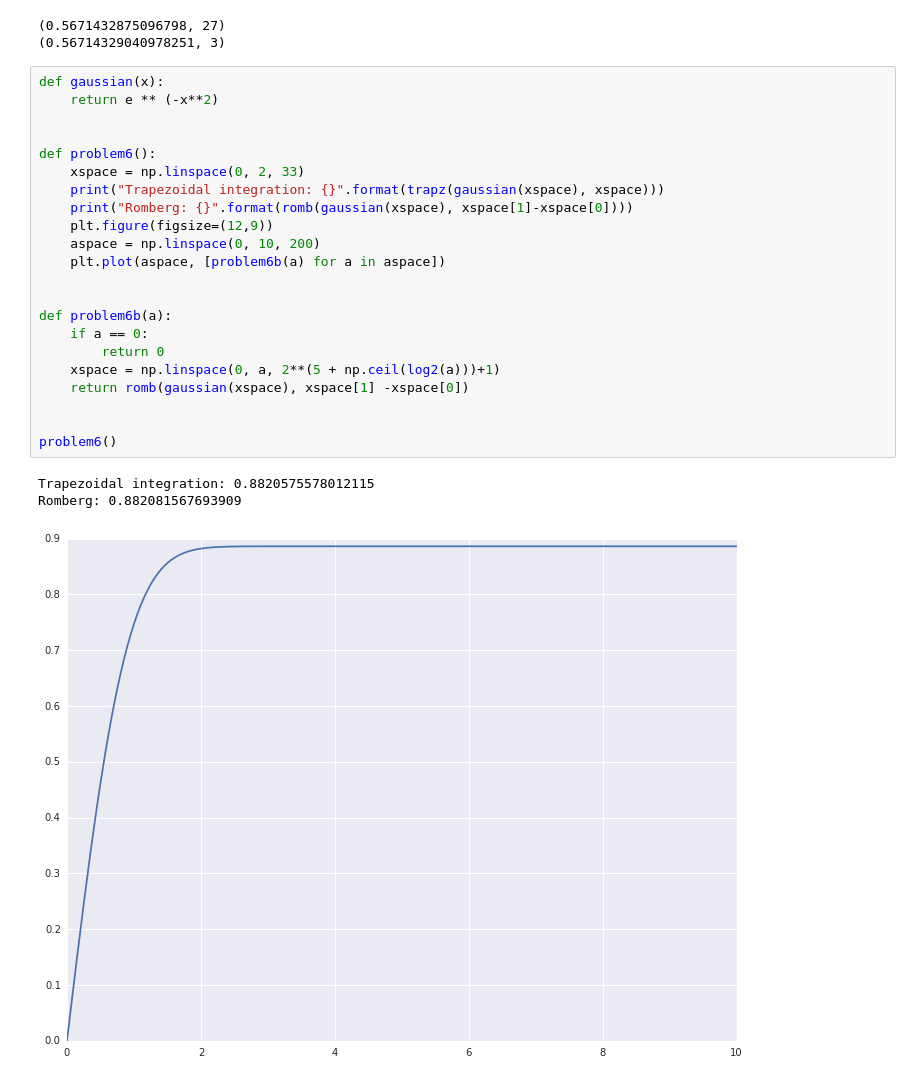
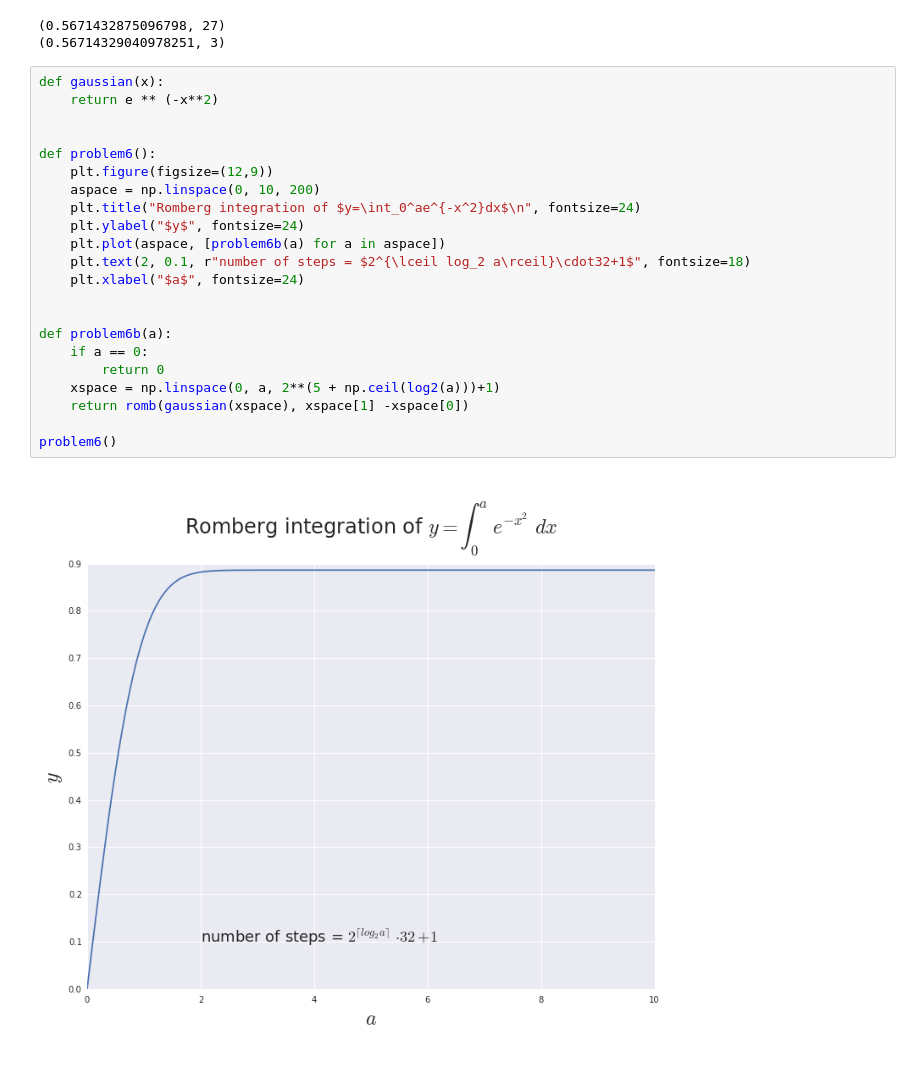
Before and after one commit to jdangerx/planetaryclimate, a Jupyter notebook: ch1.ipynb, the cells around one changed output. Drawn from its saved outputs; the diff is of its cells as text.

```diff
--- a/ch1.ipynb
+++ b/ch1.ipynb
@@ -206,29 +206,27 @@ problem5()
 # %%
 def gaussian(x):
     return e ** (-x**2)
 
 
 def problem6():
-    xspace = np.linspace(0, 2, 33)
-    print("Trapezoidal integration: {}".format(trapz(gaussian(xspace), xspace)))
-    print("Romberg: {}".format(romb(gaussian(xspace), xspace[1]-xspace[0])))
     plt.figure(figsize=(12,9))
     aspace = np.linspace(0, 10, 200)
+    plt.title("Romberg integration of $y=\int_0^ae^{-x^2}dx$\n", fontsize=24)
+    plt.ylabel("$y$", fontsize=24)
     plt.plot(aspace, [problem6b(a) for a in aspace])
+    plt.text(2, 0.1, r"number of steps = $2^{\lceil log_2 a\rceil}\cdot32+1$", fontsize=18)
+    plt.xlabel("$a$", fontsize=24)
 
 
 def problem6b(a):
     if a == 0:
         return 0
     xspace = np.linspace(0, a, 2**(5 + np.ceil(log2(a)))+1)
     return romb(gaussian(xspace), xspace[1] -xspace[0])
 
-
 problem6()
 # %% [output]
-Trapezoidal integration: 0.8820575578012115
-Romberg: 0.882081567693909
-[figure, old version]
+[figure, new version]
 # %%
 def diff(a):
     return (lambda y, t: a*y*(1-y))
```
Also changed, not shown: parts of 3 cells of this notebook.
